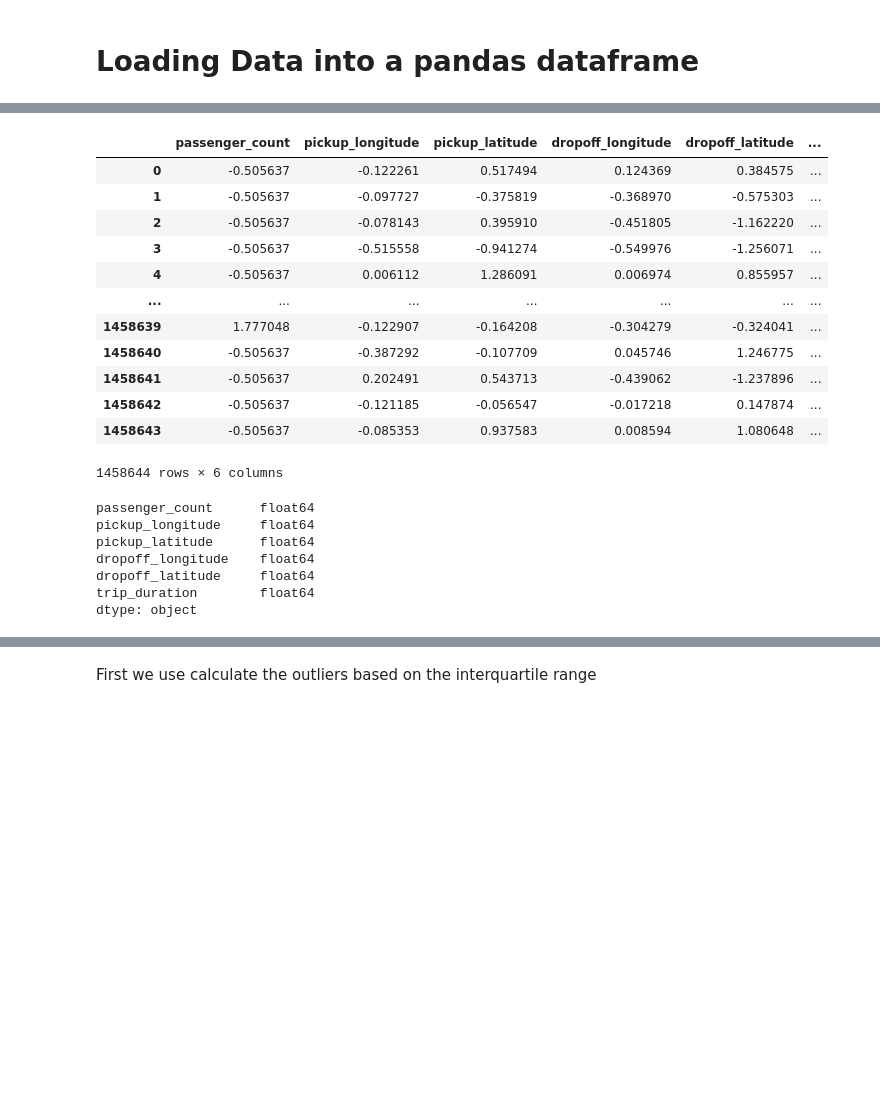
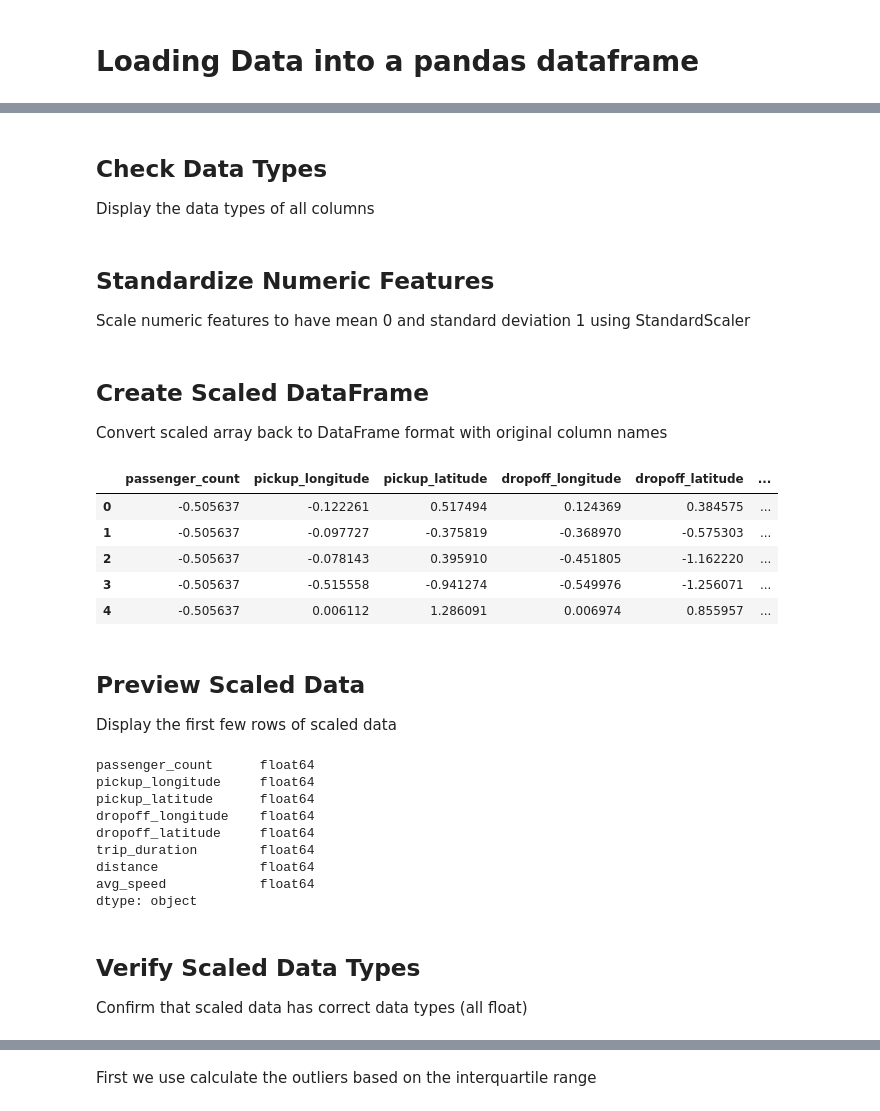
Before and after one commit to rajarshibemech/new-york-taxirides, a Jupyter notebook: New York Taxi rides exploration Modelling.ipynb, the cells around one changed output, grey strips where cells are left out. Cells and saved outputs as stored; diff of their text form; code cells hidden in the pictures; blank space fills up the shorter version.

```diff
--- a/New York Taxi rides exploration Modelling.ipynb
+++ b/New York Taxi rides exploration Modelling.ipynb
@@ -18,4 +64,4 @@ np.bool8 = np.bool
 # %% [markdown]
 # Loading Data into a pandas dataframe
 # %%
-taxi_data = pd.read_csv('C:\\Users\\rajar\\Downloads\\nyc-taxi-trip-duration\\train\\train.csv')
+taxi_data = pd.read_csv('./data/train.csv')
@@ -30,0 +119,5 @@ taxi_data.head()
+# %%
+#calculating the distnace for each trip
+taxi_data['distance'] = taxi_data.apply(calculate_haversine , axis = 1)
+# Calculate the average speed
+taxi_data['avg_speed'] = taxi_data['distance']/taxi_data['trip_duration']*3600
@@ -45,3 +240,3 @@ Calculate the distance of each trip using the Haversine distance formula. Ideall
 # %%
 numerical_cols=['passenger_count', 'pickup_longitude',
-       'pickup_latitude', 'dropoff_longitude', 'dropoff_latitude', 'trip_duration']
+       'pickup_latitude', 'dropoff_longitude', 'dropoff_latitude', 'trip_duration', 'distance', 'avg_speed']
@@ -88,26 +262,31 @@ trip_duration          int64
 dtype: object
+# %% [markdown]
+## Check Data Types
+Display the data types of all columns
 # %%
 from sklearn.preprocessing import StandardScaler
 scaler = StandardScaler()
 scaled_data = scaler.fit_transform(data[numerical_cols])
+# %% [markdown]
+## Standardize Numeric Features
+Scale numeric features to have mean 0 and standard deviation 1 using StandardScaler
 # %%
 scaled_data = pd.DataFrame(scaled_data , columns = numerical_cols)
+# %% [markdown]
+## Create Scaled DataFrame
+Convert scaled array back to DataFrame format with original column names
 # %%
-scaled_data
+scaled_data.head()
 # %% [output]
 |  | passenger_count | pickup_longitude | pickup_latitude | dropoff_longitude | dropoff_latitude | ... |
 | 0 | -0.505637 | -0.122261 | 0.517494 | 0.124369 | 0.384575 | ... |
 | 1 | -0.505637 | -0.097727 | -0.375819 | -0.368970 | -0.575303 | ... |
 | 2 | -0.505637 | -0.078143 | 0.395910 | -0.451805 | -1.162220 | ... |
 | 3 | -0.505637 | -0.515558 | -0.941274 | -0.549976 | -1.256071 | ... |
 | 4 | -0.505637 | 0.006112 | 1.286091 | 0.006974 | 0.855957 | ... |
-| ... | ... | ... | ... | ... | ... | ... |
-| 1458639 | 1.777048 | -0.122907 | -0.164208 | -0.304279 | -0.324041 | ... |
-| 1458640 | -0.505637 | -0.387292 | -0.107709 | 0.045746 | 1.246775 | ... |
-| 1458641 | -0.505637 | 0.202491 | 0.543713 | -0.439062 | -1.237896 | ... |
-| 1458642 | -0.505637 | -0.121185 | -0.056547 | -0.017218 | 0.147874 | ... |
-| 1458643 | -0.505637 | -0.085353 | 0.937583 | 0.008594 | 1.080648 | ... |
-1458644 rows × 6 columns
+# %% [markdown]
+## Preview Scaled Data
+Display the first few rows of scaled data
 # %%
 scaled_data.dtypes
 # %% [output]
@@ -117,4 +296,6 @@ pickup_latitude      float64
 dropoff_longitude    float64
 dropoff_latitude     float64
 trip_duration        float64
+distance             float64
+avg_speed            float64
 dtype: object
@@ -124,3 +302,6 @@ data['distance'] = data.apply(calculate_haversine , axis = 1)
+# %% [markdown]
+## Verify Scaled Data Types
+Confirm that scaled data has correct data types (all float)
 # %%
 data.dtypes
 # %% [output]
```
Also changed, not shown: parts of 239 cells of this notebook.
